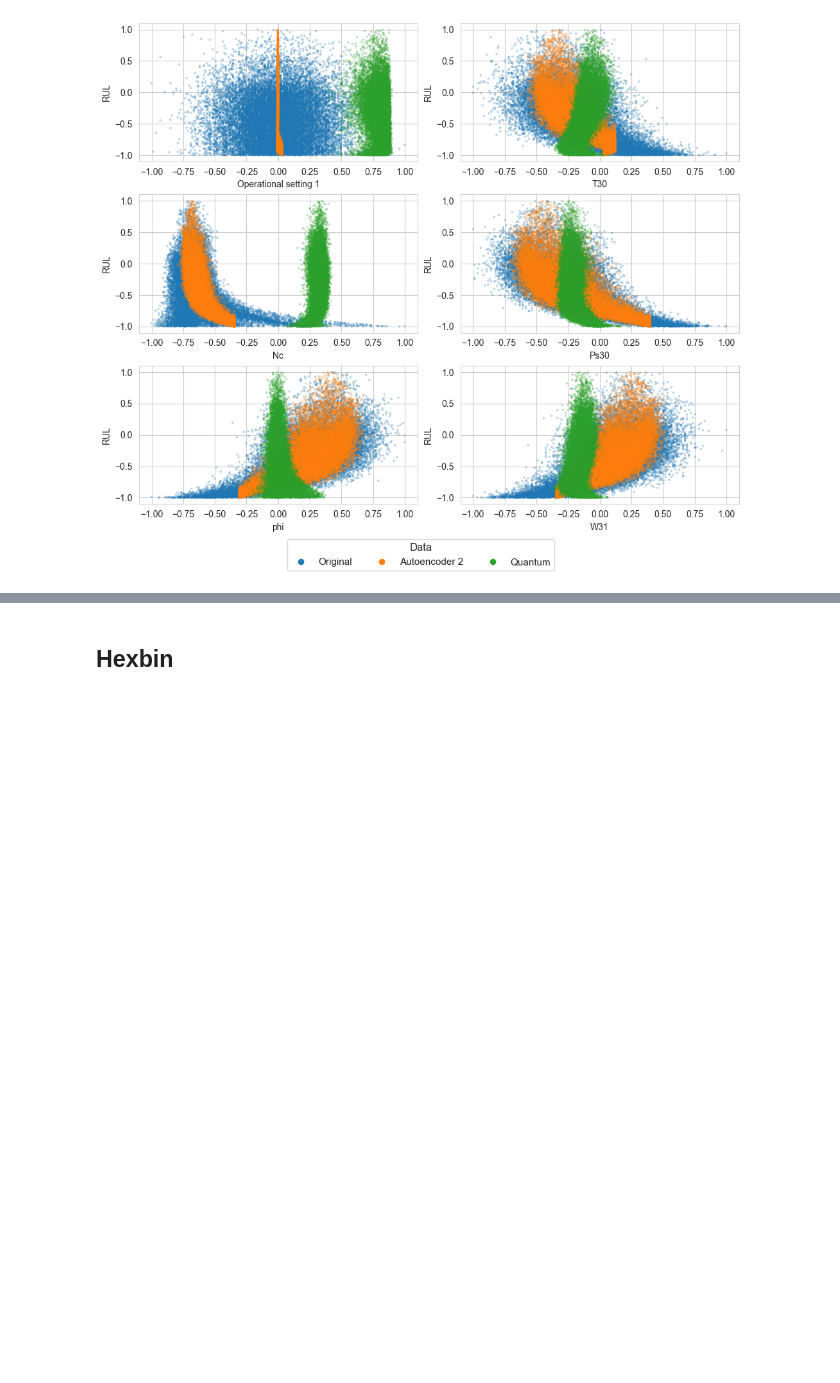
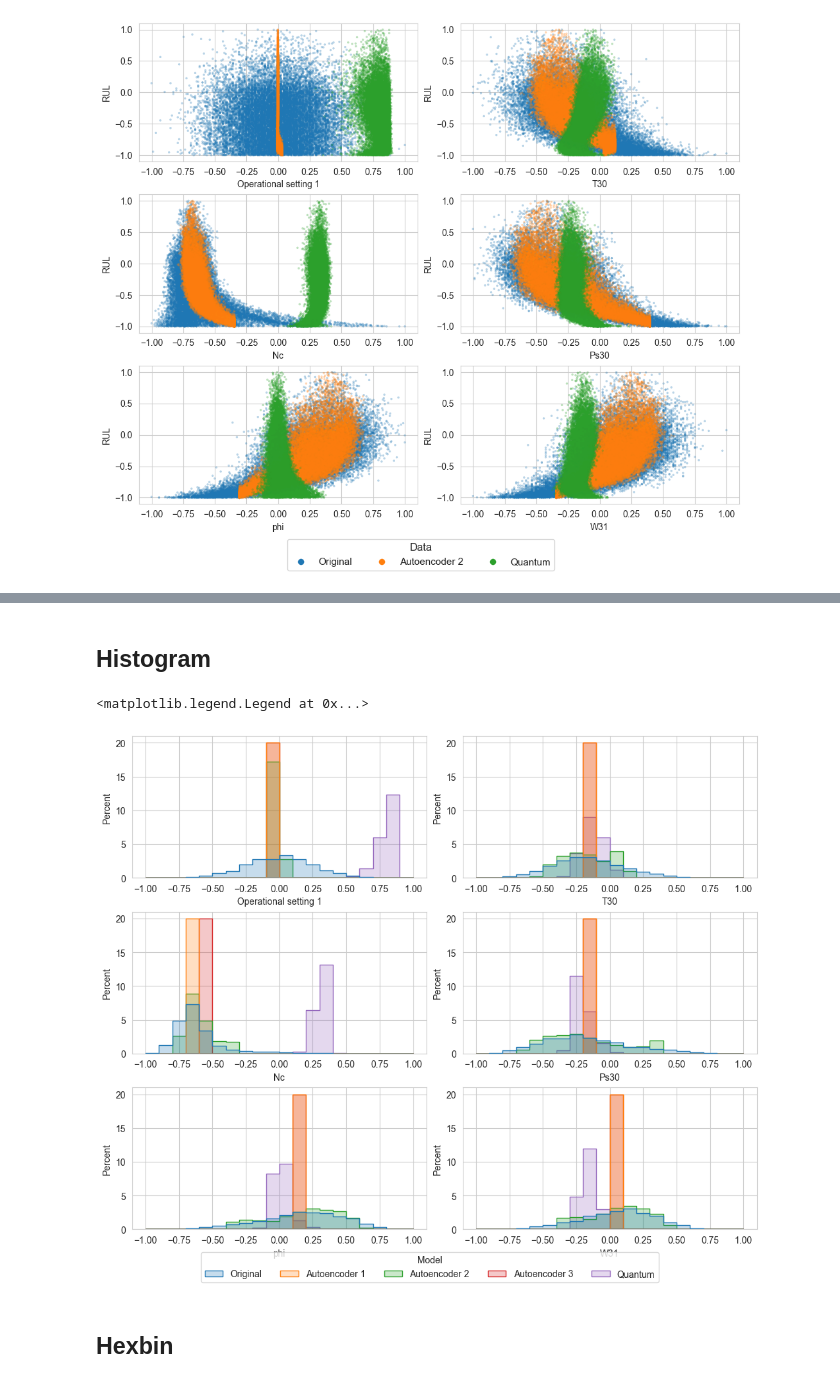
Before and after one commit to MathiaFiorelli/Praca-dyplomowa, a Jupyter notebook: Code/Model Analysis.ipynb, the cells around one changed output, grey strips where cells are left out. Saved outputs shown, nothing was run; the diff lists cells and outputs as text; code cells hidden in the pictures; blank space fills up the shorter version.

```diff
--- a/Code/Model Analysis.ipynb
+++ b/Code/Model Analysis.ipynb
@@ -814,3 +851,51 @@ fig.savefig(f'{filepath}/Pisanie/Latex/Output/Model_Analysis/AE_vs_original_scat
+# %% [markdown]
+## Histogram
+# %%
+df_hist2 = [df_original]
+
+for model in models_dict.keys():
+    df_recon = models_dict[model]['Reconstructed DF'].copy()
+    df_recon['Data']=model
+    df_hist2.append(df_recon)
+
+df_hist2 = pd.concat(df_hist2,ignore_index=True)
+
+fig, axes = plt.subplots(nrows=3, ncols=2,
+                         figsize=(10, 8),
+                         layout='constrained')
+for i, (ax, feature) in enumerate(zip(axes.flat, df_hist.columns[:-1])):
+    sns.histplot(
+        data=df_hist2,
+        x=feature,
+        hue='Data',
+        binwidth=0.1,
+        stat='percent',
+        element="step",
+        ax=ax,
+        legend=(i==0)  # <-- tylko pierwszy subplot ma legendę
+    )
+
+leg = axes.flat[0].get_legend()
+
+handles = leg.legend_handles
+labels = [t.get_text() for t in leg.texts]
+axes.flat[0].legend_.remove()  # usuń oryginalną legendę
+
+
+fig.legend(
+    handles,
+    labels,
+    loc='lower center',
+    bbox_to_anchor=(0.5, -0.05),
+    ncol=5,
+    title='Model'
+)
+
+
+#fig.savefig(f'{filepath}/Pisanie/Latex/Output/Model_Analysis/Quantum_vs_AE1_Histograms.png', dpi=300,  bbox_inches='tight')
+# %% [output]
+<matplotlib.legend.Legend at 0x...>
+[figure, added]
 # %% [markdown]
 ## Hexbin
 # %%
```
Also changed, not shown: parts of 4 cells of this notebook.
